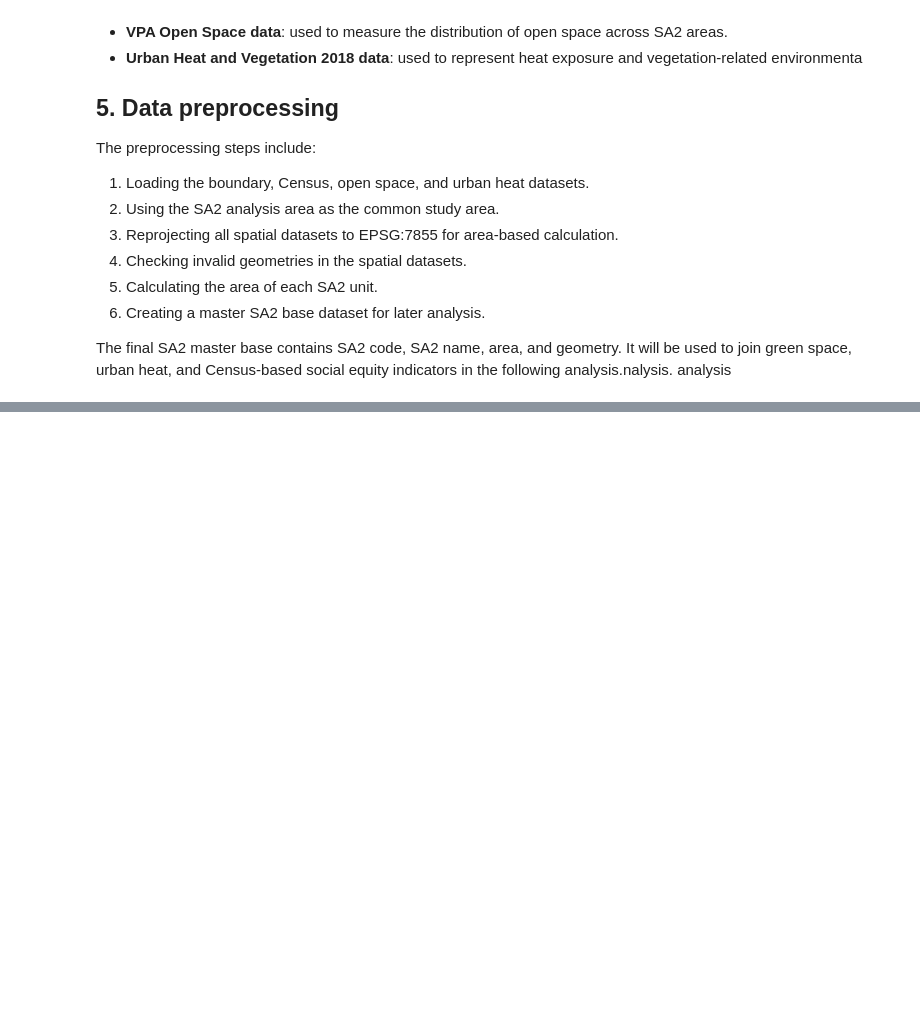
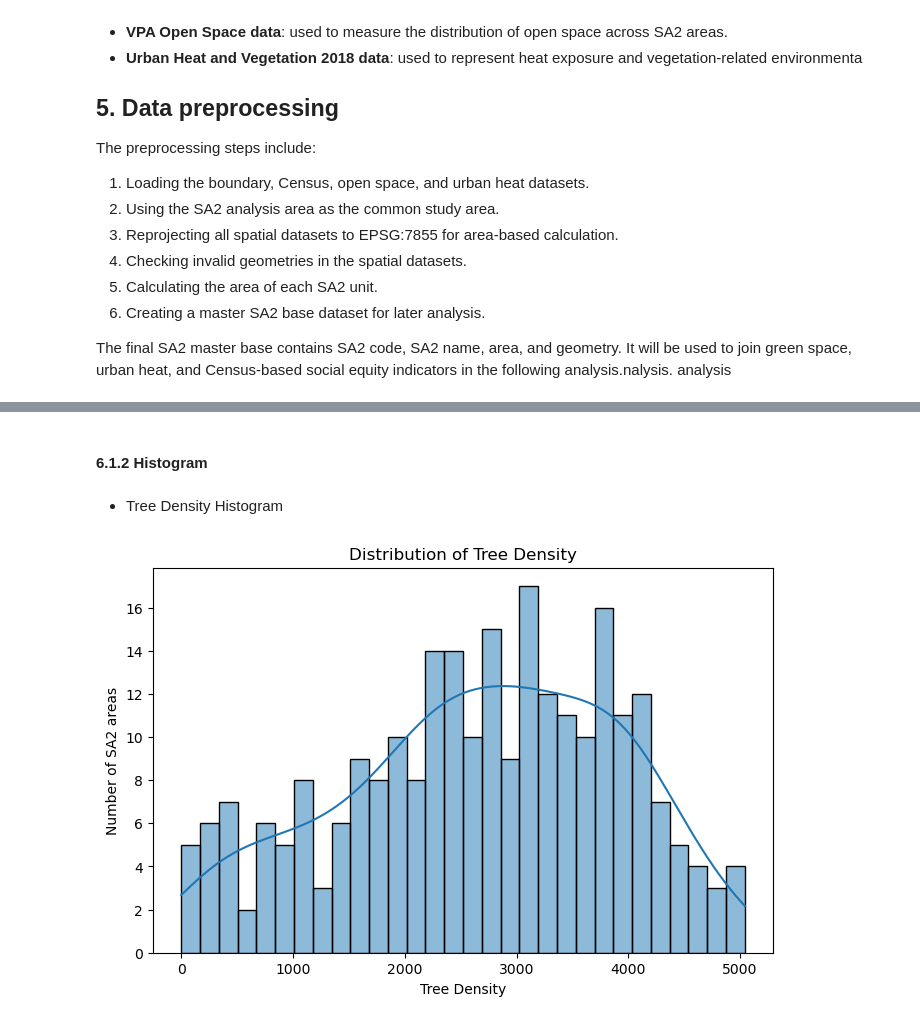
Before and after one commit to Ying7788/geom90006_a4, a Jupyter notebook: notebooks/A4_GreenSpace_UrbanHeat_Equity.ipynb.ipynb, the cells around one changed output, grey strips where cells are left out. Drawn from its saved outputs; the diff is of its cells as text; code cells hidden in the pictures; blank space fills up the shorter version.

```diff
--- a/notebooks/A4_GreenSpace_UrbanHeat_Equity.ipynb.ipynb
+++ b/notebooks/A4_GreenSpace_UrbanHeat_Equity.ipynb.ipynb
@@ -350,0 +412,26 @@ This section analyses the relationship between open space distribution and urban
+# %% [markdown]
+#### 6.1.2 Histogram
+# %% [markdown]
+* Tree Density Histogram
+# %%
+plt.figure(figsize=(8, 5))
+
+sns.histplot(
+    tree_density_data,
+    bins=30,
+    kde=True
+)
+
+plt.title("Distribution of Tree Density")
+plt.xlabel("Tree Density")
+plt.ylabel("Number of SA2 areas")
+
+plt.savefig(
+    chart_dir / "hist_tree_density.png",
+    dpi=300,
+    bbox_inches="tight"
+)
+
+plt.show()
+# %% [output]
+[figure, added]
```
Also changed, not shown: parts of 107 cells of this notebook, 21 other files.
